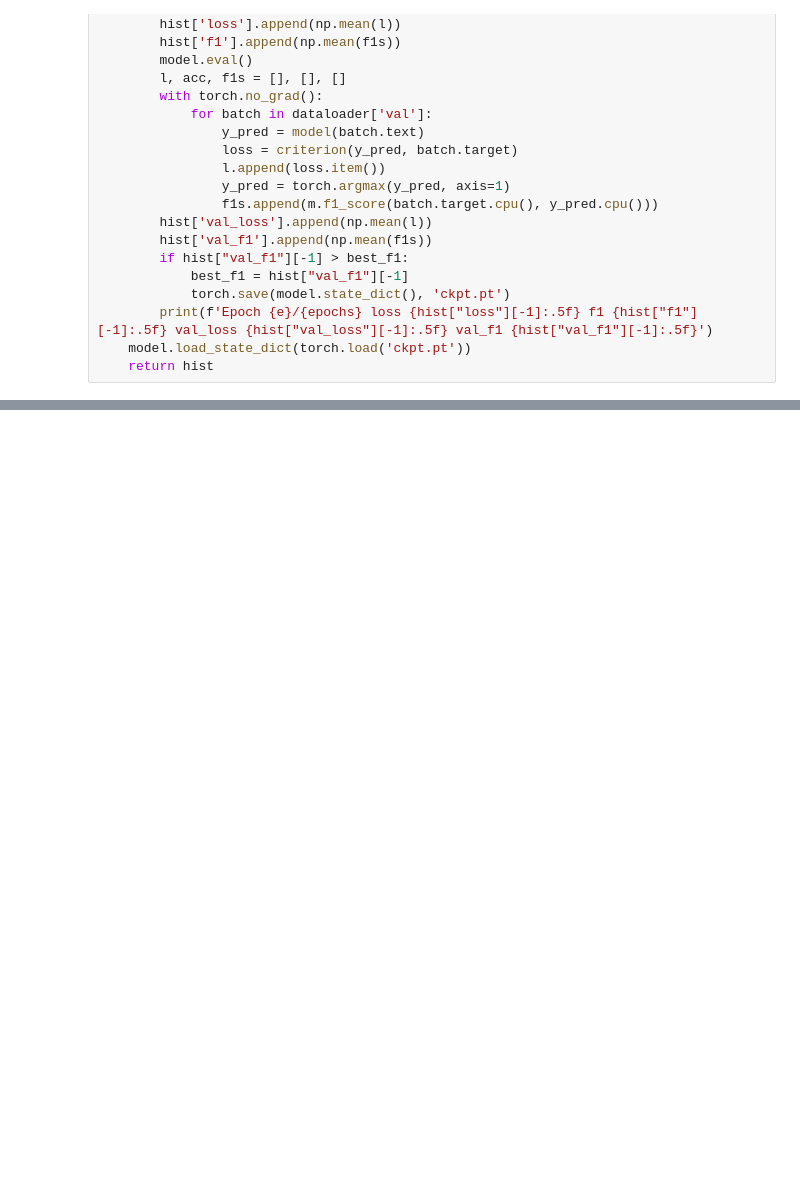
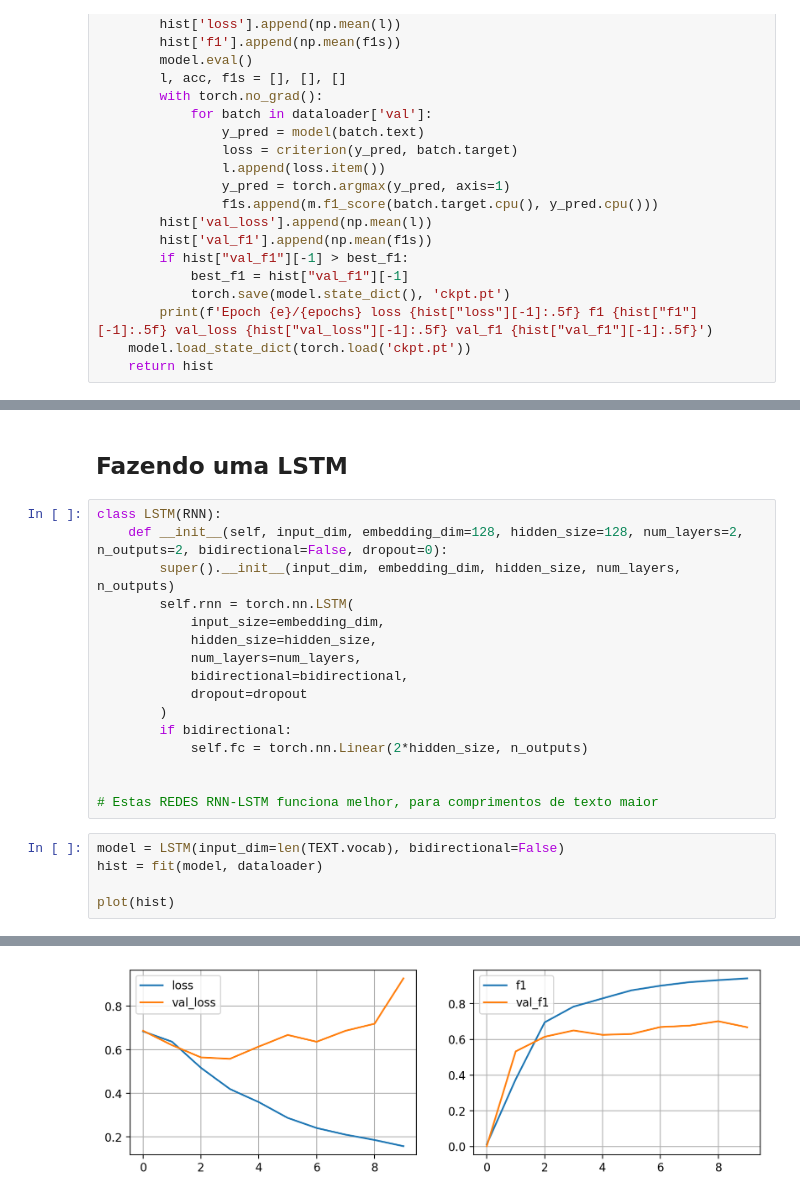
Before and after one commit to EddyGiusepe/NLP_with_Disaster_Tweets_Transfer_Learning, a Jupyter notebook: Baseline_NLP_with_Disaster_Tweest.ipynb, the cells around one changed output, grey strips where cells are left out. Cells and saved outputs as stored; diff of their text form; blank space fills up the shorter version.

```diff
--- a/Baseline_NLP_with_Disaster_Tweest.ipynb
+++ b/Baseline_NLP_with_Disaster_Tweest.ipynb
@@ -198,0 +211,24 @@ plot(hist)
+# %% [markdown]
+## Fazendo uma LSTM
+# %%
+class LSTM(RNN):
+    def __init__(self, input_dim, embedding_dim=128, hidden_size=128, num_layers=2, n_outputs=2, bidirectional=False, dropout=0):
+        super().__init__(input_dim, embedding_dim, hidden_size, num_layers, n_outputs)
+        self.rnn = torch.nn.LSTM(
+            input_size=embedding_dim,
+            hidden_size=hidden_size,
+            num_layers=num_layers,
+            bidirectional=bidirectional,
+            dropout=dropout
+        )
+        if bidirectional:
+            self.fc = torch.nn.Linear(2*hidden_size, n_outputs)
+
+
+# Estas REDES RNN-LSTM funciona melhor, para comprimentos de texto maior
+# %%
+model = LSTM(input_dim=len(TEXT.vocab), bidirectional=False)
+hist = fit(model, dataloader)
+
+plot(hist)
+# %% [output]
@@ -198,0 +245 @@ plot(hist)
+[figure, added]
```
Also changed, not shown: parts of 15 cells of this notebook.
